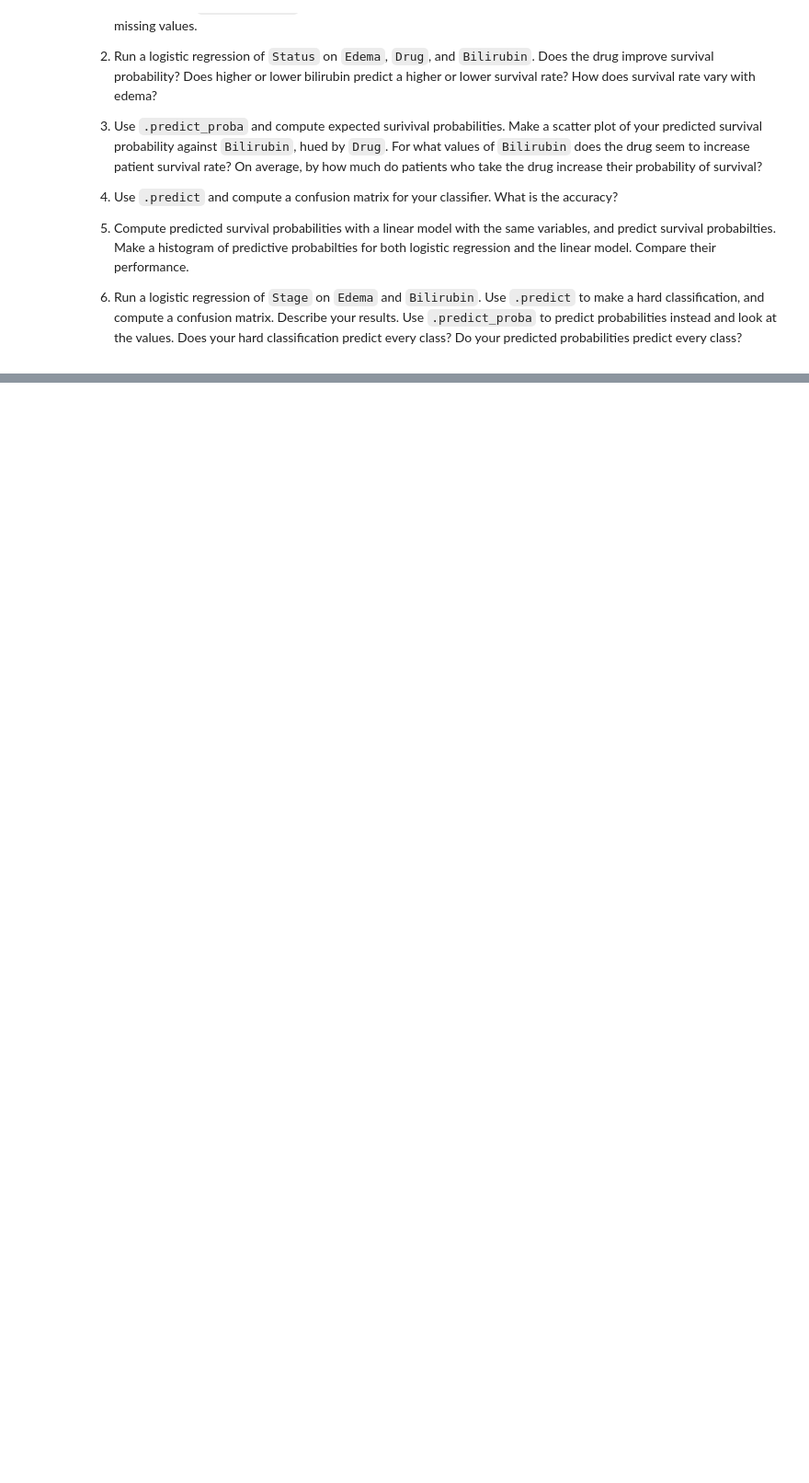
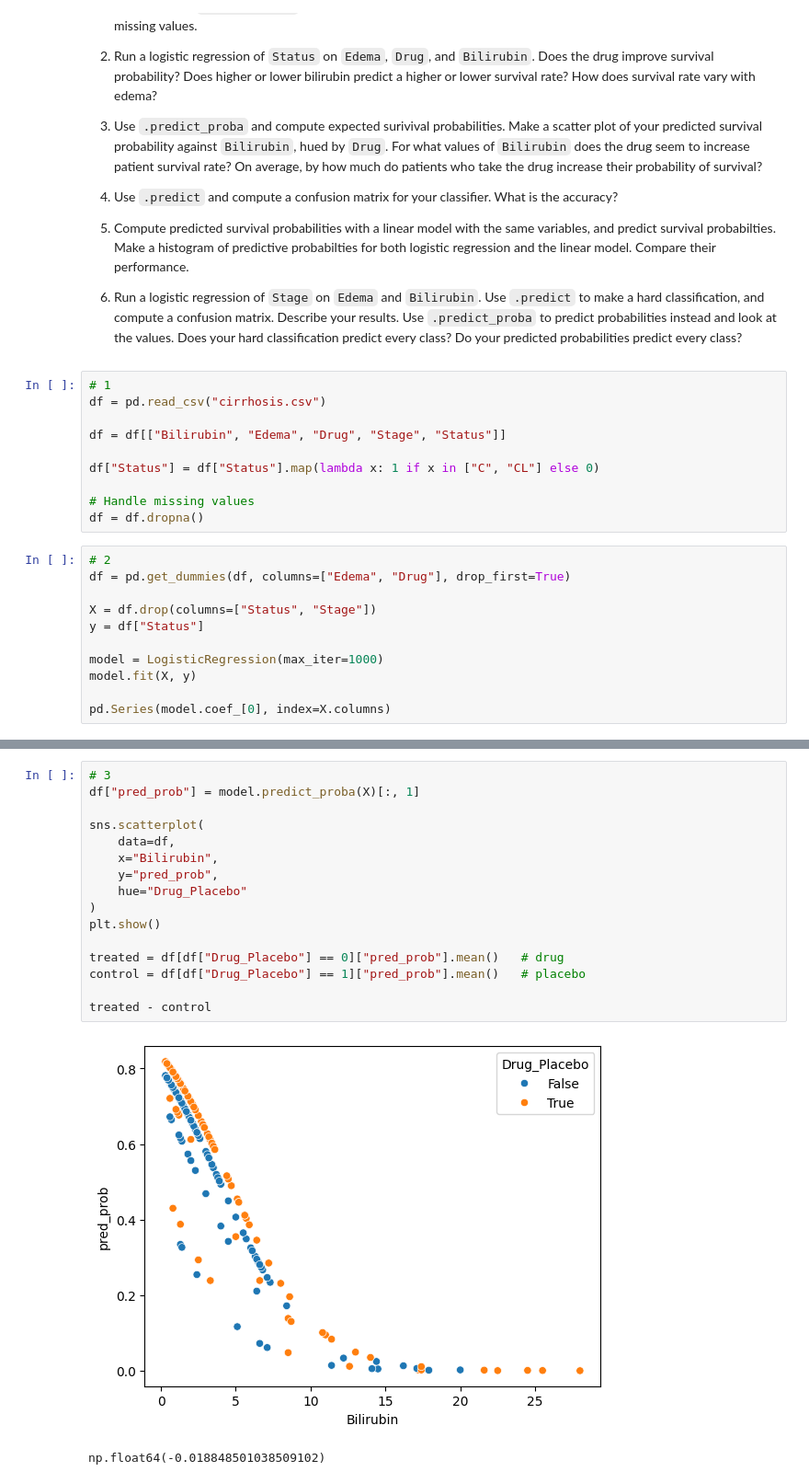
Before and after one commit to kayleendo/programming, a Jupyter notebook: assignment/05_assignment_glm.ipynb, the cells around one changed output, grey strips where cells are left out. Shown at 92% size. Saved outputs shown, nothing was run; the diff lists cells and outputs as text; blank space fills up the shorter version.

```diff
--- a/assignment/05_assignment_glm.ipynb
+++ b/assignment/05_assignment_glm.ipynb
@@ -227,3 +227,24 @@ The relevant data are:
 5. Compute predicted survival probabilities with a linear model with the same variables, and predict survival probabilties. Make a histogram of predictive probabilties for both logistic regression and the linear model. Compare their performance.
 
 6. Run a logistic regression of `Stage` on `Edema` and `Bilirubin`. Use `.predict` to make a hard classification, and compute a confusion matrix. Describe your results. Use `.predict_proba` to predict probabilities instead and look at the values. Does your hard classification predict every class? Do your predicted probabilities predict every class?
+# %%
+# 1
+df = pd.read_csv("cirrhosis.csv")
+
+df = df[["Bilirubin", "Edema", "Drug", "Stage", "Status"]]
+
+df["Status"] = df["Status"].map(lambda x: 1 if x in ["C", "CL"] else 0)
+
+# Handle missing values
+df = df.dropna()
+# %%
+# 2
+df = pd.get_dummies(df, columns=["Edema", "Drug"], drop_first=True)
+
+X = df.drop(columns=["Status", "Stage"])
+y = df["Status"]
+
+model = LogisticRegression(max_iter=1000)
+model.fit(X, y)
+
+pd.Series(model.coef_[0], index=X.columns)
@@ -229,0 +260,19 @@ The relevant data are:
+# %%
+# 3
+df["pred_prob"] = model.predict_proba(X)[:, 1]
+
+sns.scatterplot(
+    data=df,
+    x="Bilirubin",
+    y="pred_prob",
+    hue="Drug_Placebo"
+)
+plt.show()
+
+treated = df[df["Drug_Placebo"] == 0]["pred_prob"].mean()   # drug
+control = df[df["Drug_Placebo"] == 1]["pred_prob"].mean()   # placebo
+
+treated - control
+# %% [output]
+[figure, added]
+np.float64(-0.018848501038509102)
```
Also changed, not shown: parts of 11 cells of this notebook.
